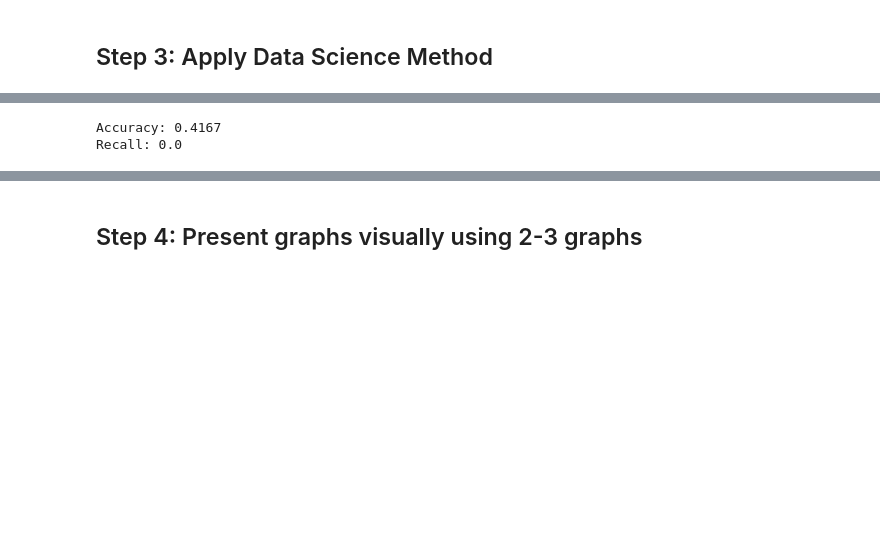
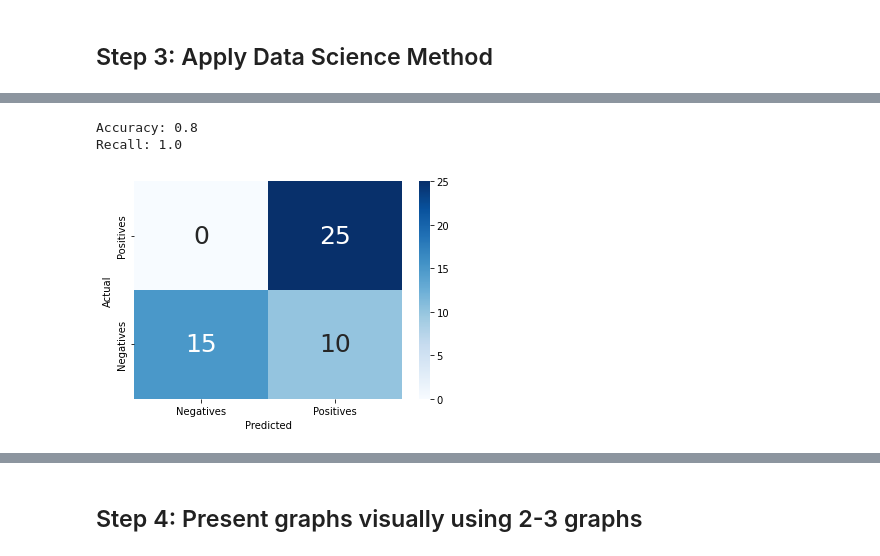
Before and after one commit to doqhne/ATOC4500_sp22_final_project, a Jupyter notebook: final_notebook.ipynb, the cells around one changed output, grey strips where cells are left out. Drawn from its saved outputs; the diff is of its cells as text; code cells hidden in the pictures; blank space fills up the shorter version.

Commit message:
final notebook with logistic regression and random forest working

```diff
--- a/final_notebook.ipynb
+++ b/final_notebook.ipynb
@@ -232,2 +246,15 @@ sept_df = create_df(9)
 # %%
-#sept_df
+# create dataframe for MPI
+MPI_sept_df = create_df(9, 'MPI_ESM1', 100)
+
+# add 40 to MPI members so they are distinct from CESM members
+MPI_sept_df.Member = MPI_sept_df.Member + 40
+# %%
+# concatenate the two dataframes to create a 'megamodel'
+sept_df = pd.concat([CESM_sept_df, MPI_sept_df], ignore_index=True, sort=False)
+# %%
+# check to see if there are nan values
+print(np.any(np.isnan(sept_df)))
+
+# drop nan values so they don't mess up the data science method
+sept_df = sept_df.dropna()
@@ -238,6 +275,6 @@ sept_df = create_df(9)
 # %%
-# create a feature that indicates whether or not the member goes ice free before 2043
-sept_df['early_bin'] = np.array(sept_df['Ice Free Year']<=2043).astype(int)
+# create a feature that indicates whether or not the member goes ice free before 2046
+sept_df['early_bin'] = np.array(sept_df['Ice Free Year']<=2046).astype(int)
 # %%
 # features that we will use to predict ice free year
 x = sept_df.drop(['Month','Member', 'Ice Free Year', 'early_bin'],axis=1)
@@ -274,8 +316,12 @@ lr = LogisticRegression(solver='lbfgs')
 lr.fit(x_train_bal, y_train_bal);
 # %%
+# use the test data - data not used for the logistic regression - to see how well the model does
 y_pred = lr.predict(x_test_bal)
+
+plot_cm(y_test_bal, y_pred);
 lr_acc, lr_rec = bin_metrics(y_test_bal, y_pred)
 # %% [output]
-Accuracy: 0.4167
-Recall: 0.0
+Accuracy: 0.8
+Recall: 1.0
+[figure, added]
 # %%
```
Also changed, not shown: parts of 24 cells of this notebook.
